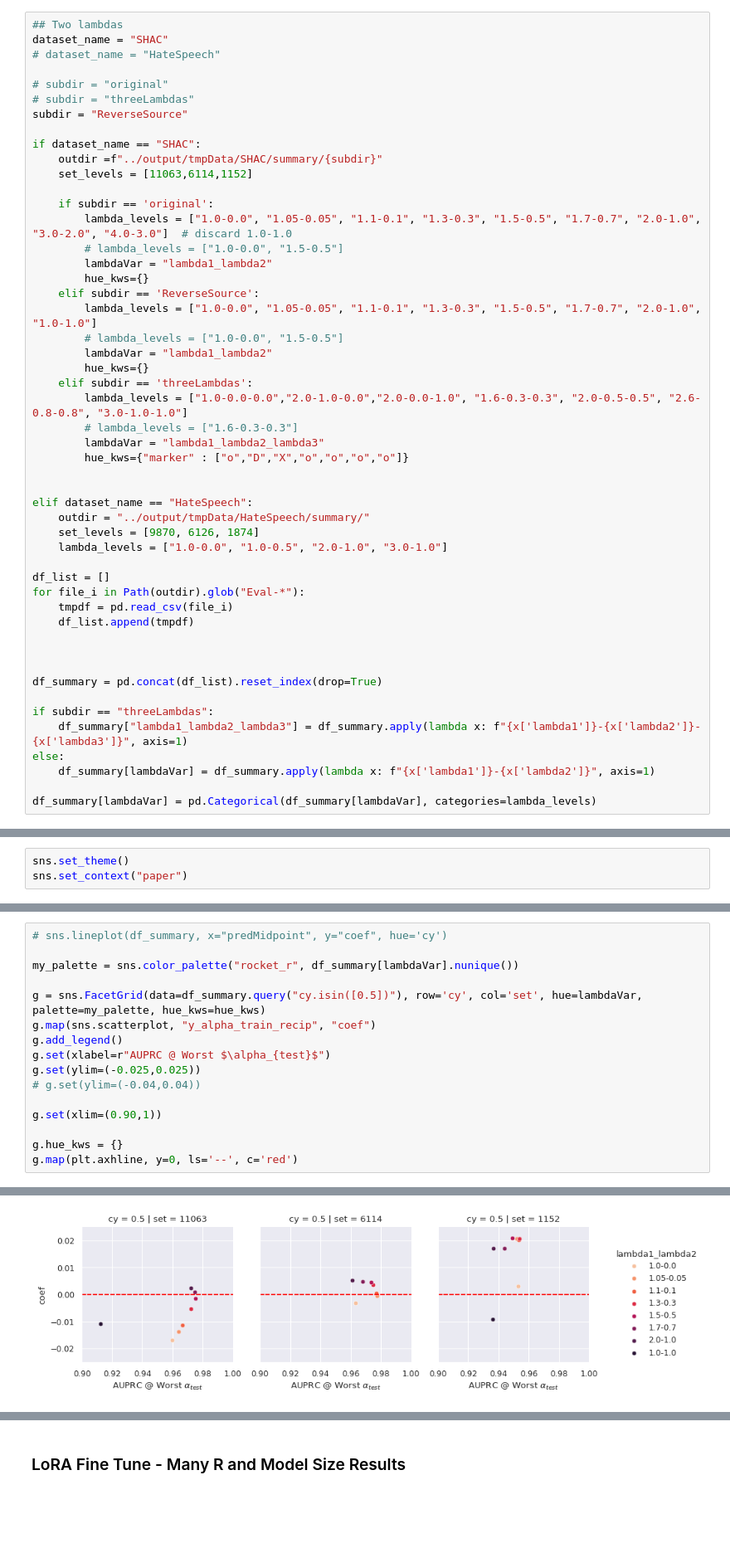
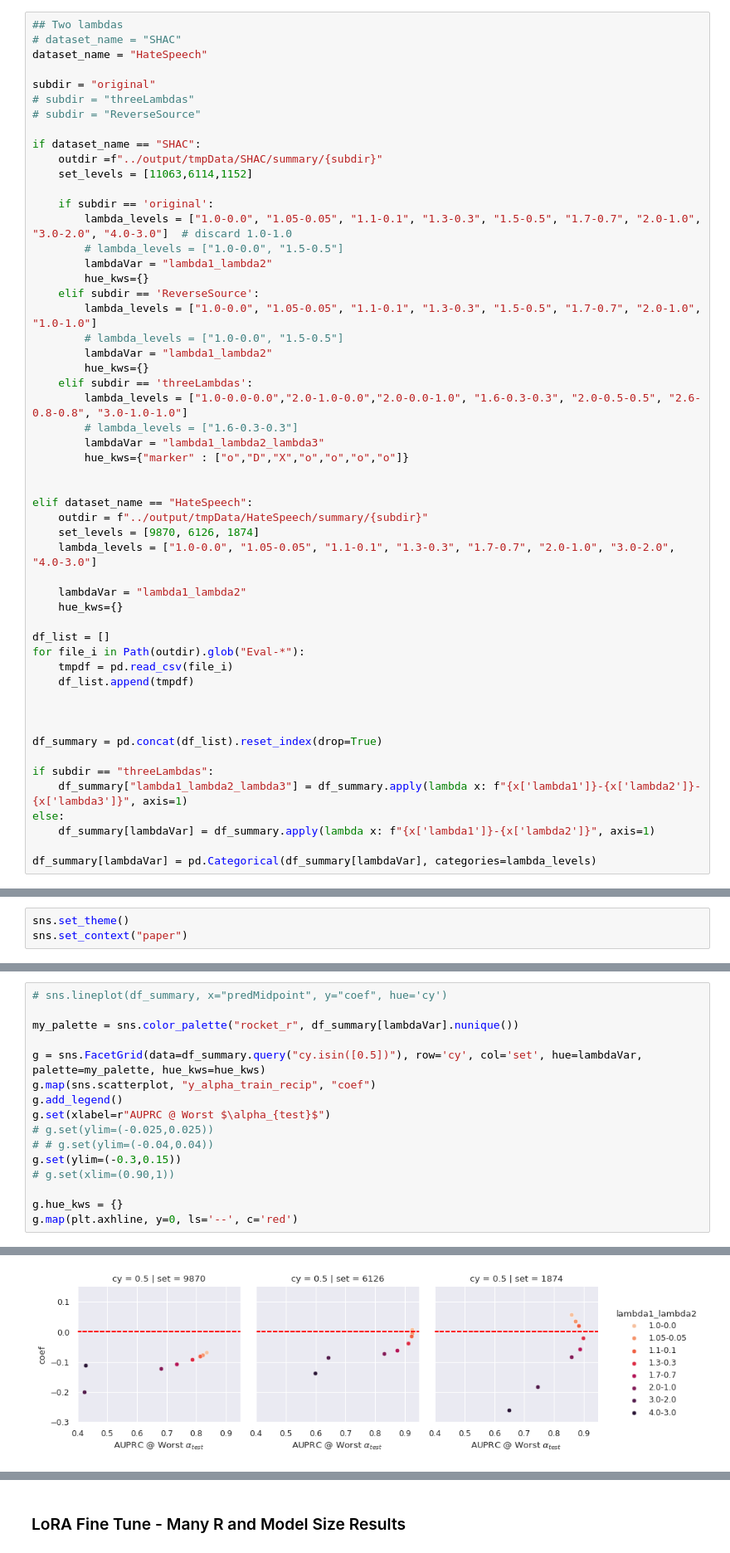
Before and after one commit to LinguisticAnomalies/DeconDTN, a Jupyter notebook: notebooks_xiruo/[result] Logistic Regression-Plot.ipynb, the cells around one changed output, grey strips where cells are left out. Shown at 83% size. Saved outputs shown, nothing was run; the diff lists cells and outputs as text; blank space fills up the shorter version.

```diff
--- a/notebooks_xiruo/[result] Logistic Regression-Plot.ipynb
+++ b/notebooks_xiruo/[result] Logistic Regression-Plot.ipynb
@@ -3087,12 +3232,12 @@ ax.legend()
 ### Task Vector Results
 # %%
 ## Two lambdas
-dataset_name = "SHAC"
-# dataset_name = "HateSpeech"
+# dataset_name = "SHAC"
+dataset_name = "HateSpeech"
 
-# subdir = "original"
+subdir = "original"
 # subdir = "threeLambdas"
-subdir = "ReverseSource"
+# subdir = "ReverseSource"
 
 if dataset_name == "SHAC":
     outdir =f"../output/tmpData/SHAC/summary/{subdir}"
@@ -3116,9 +3261,12 @@ if dataset_name == "SHAC":
 
 
 elif dataset_name == "HateSpeech":
-    outdir = "../output/tmpData/HateSpeech/summary/"
+    outdir = f"../output/tmpData/HateSpeech/summary/{subdir}"
     set_levels = [9870, 6126, 1874]
-    lambda_levels = ["1.0-0.0", "1.0-0.5", "2.0-1.0", "3.0-1.0"]
+    lambda_levels = ["1.0-0.0", "1.05-0.05", "1.1-0.1", "1.3-0.3", "1.7-0.7", "2.0-1.0", "3.0-2.0", "4.0-3.0"]
+
+    lambdaVar = "lambda1_lambda2"
+    hue_kws={}
 
 df_list = []
 for file_i in Path(outdir).glob("Eval-*"):
@@ -3222,22 +3370,22 @@ g.map(plt.axhline, y=0, ls='--', c='red')
 # %%
 # sns.lineplot(df_summary, x="predMidpoint", y="coef", hue='cy')
 
 my_palette = sns.color_palette("rocket_r", df_summary[lambdaVar].nunique())
 
 g = sns.FacetGrid(data=df_summary.query("cy.isin([0.5])"), row='cy', col='set', hue=lambdaVar, palette=my_palette, hue_kws=hue_kws)
 g.map(sns.scatterplot, "y_alpha_train_recip", "coef")
 g.add_legend()
 g.set(xlabel=r"AUPRC @ Worst $\alpha_{test}$")
-g.set(ylim=(-0.025,0.025))
-# g.set(ylim=(-0.04,0.04))
-
-g.set(xlim=(0.90,1))
+# g.set(ylim=(-0.025,0.025))
+# # g.set(ylim=(-0.04,0.04))
+g.set(ylim=(-0.3,0.15))
+# g.set(xlim=(0.90,1))
 
 g.hue_kws = {}
 g.map(plt.axhline, y=0, ls='--', c='red')
 # %% [output]
 <seaborn.axisgrid.FacetGrid at 0x...>
-[figure, old version]
+[figure, new version]
 # %%
 # sns.lineplot(df_summary, x="predMidpoint", y="coef", hue='cy')
 
```
Also changed, not shown: parts of 51 cells of this notebook, 26 other files.
